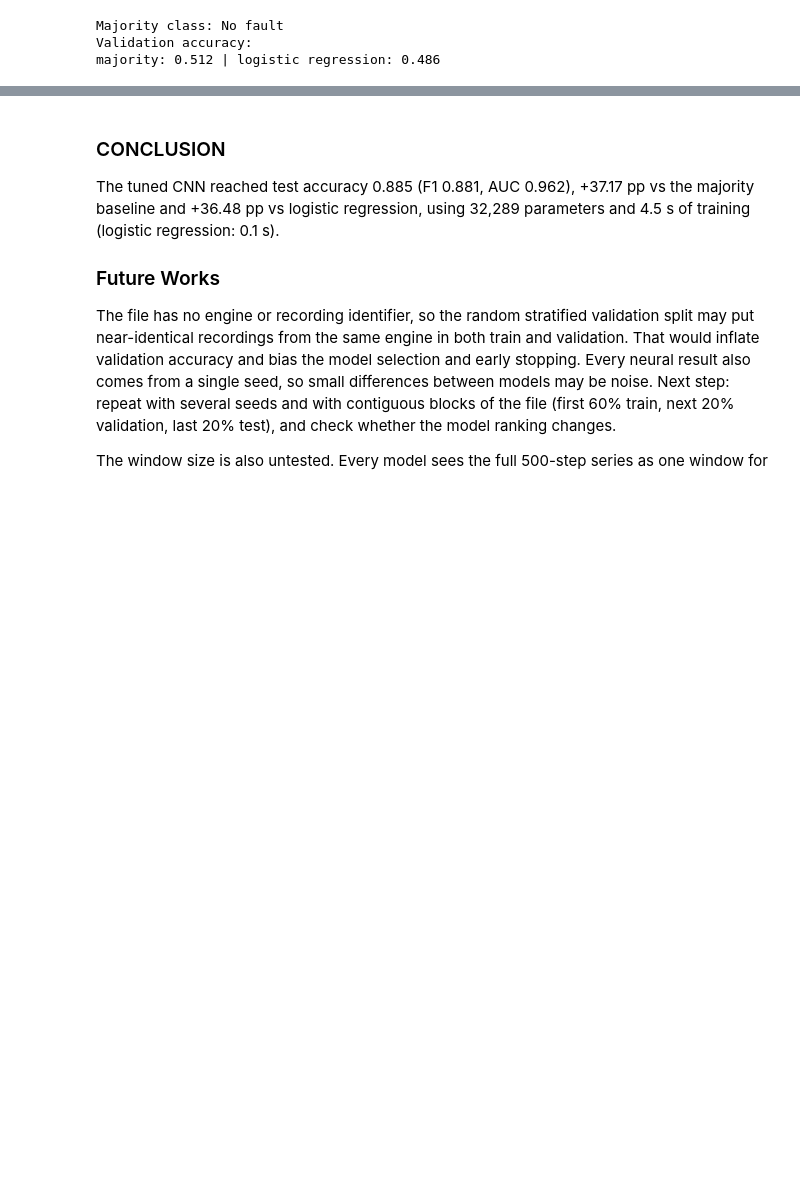
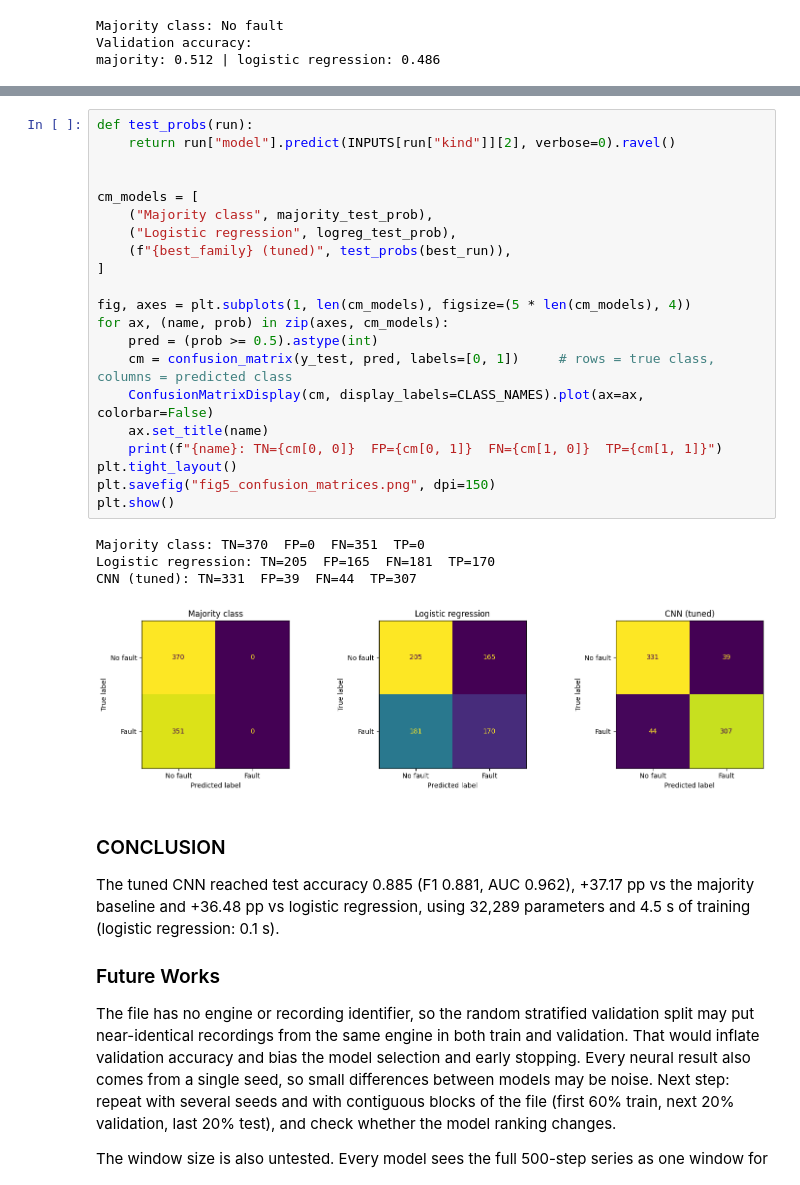
Before and after one commit to IsabellaLoops/AISE_4010_Project, a Jupyter notebook: stage1.ipynb, the cells around one changed output, grey strips where cells are left out. Drawn from its saved outputs; the diff is of its cells as text; blank space fills up the shorter version.

Commit message:
added confusion matrix

```diff
--- a/stage1.ipynb
+++ b/stage1.ipynb
@@ -399,4 +400,30 @@ Logistic regression     501             0.1   0.4861    0.5201   0.4956    0.537
 Training times measured on: CPU
+# %%
+def test_probs(run):
+    return run["model"].predict(INPUTS[run["kind"]][2], verbose=0).ravel()
+
+
+cm_models = [
+    ("Majority class", majority_test_prob),
+    ("Logistic regression", logreg_test_prob),
+    (f"{best_family} (tuned)", test_probs(best_run)),
+]
+
+fig, axes = plt.subplots(1, len(cm_models), figsize=(5 * len(cm_models), 4))
+for ax, (name, prob) in zip(axes, cm_models):
+    pred = (prob >= 0.5).astype(int)
+    cm = confusion_matrix(y_test, pred, labels=[0, 1])     # rows = true class, columns = predicted class
+    ConfusionMatrixDisplay(cm, display_labels=CLASS_NAMES).plot(ax=ax, colorbar=False)
+    ax.set_title(name)
+    print(f"{name}: TN={cm[0, 0]}  FP={cm[0, 1]}  FN={cm[1, 0]}  TP={cm[1, 1]}")
+plt.tight_layout()
+plt.savefig("fig5_confusion_matrices.png", dpi=150)
+plt.show()
+# %% [output]
+Majority class: TN=370  FP=0  FN=351  TP=0
+Logistic regression: TN=205  FP=165  FN=181  TP=170
+CNN (tuned): TN=331  FP=39  FN=44  TP=307
+[figure, added]
 # %% [markdown]
 ### CONCLUSION
 The tuned CNN reached test accuracy 0.885 (F1 0.881, AUC 0.962), +37.17 pp vs the majority baseline and +36.48 pp vs logistic regression, using 32,289 parameters and 4.5 s of training (logistic regression: 0.1 s).
```
Also changed, not shown: parts of 4 cells of this notebook.
